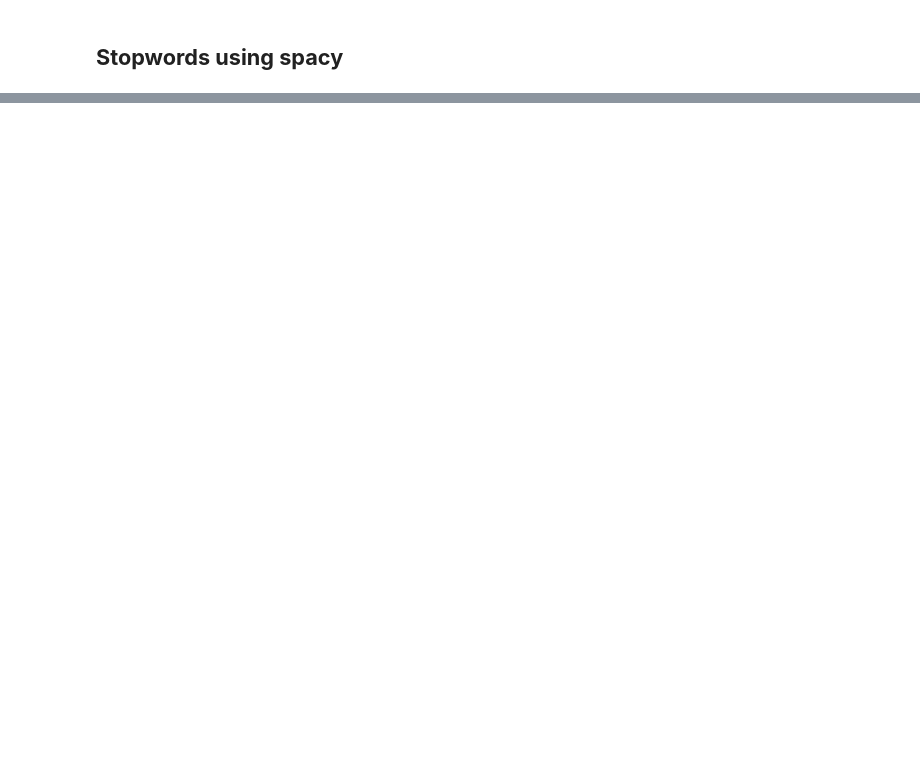
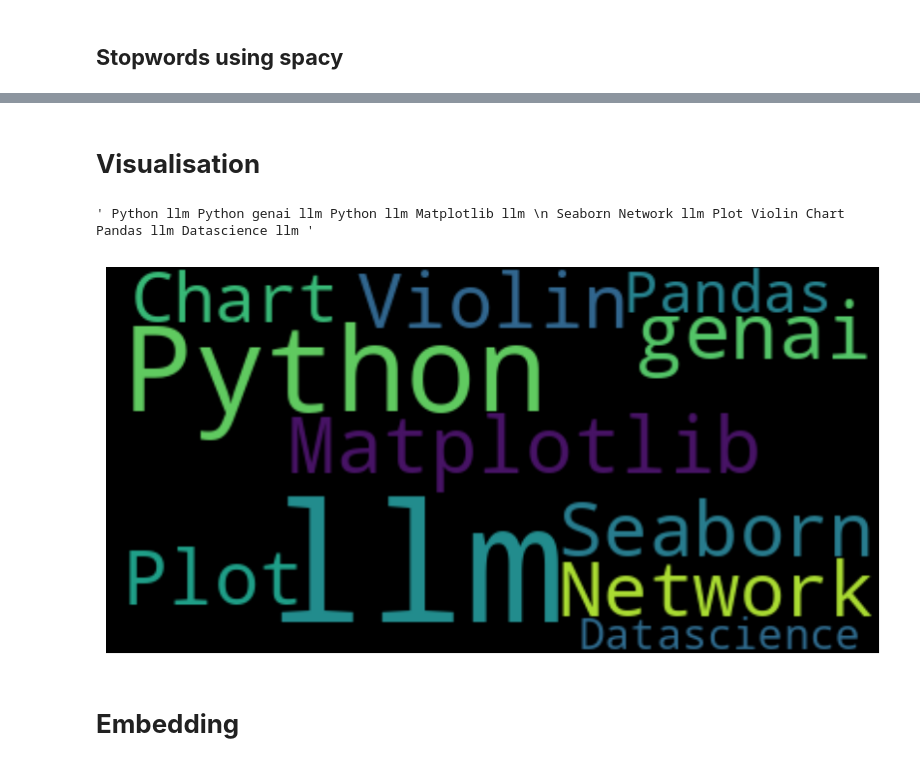
Before and after one commit to ApoorvaReddy17/practice, a Jupyter notebook: NLP.ipynb, the cells around one changed output, grey strips where cells are left out. Saved outputs shown, nothing was run; the diff lists cells and outputs as text; code cells hidden in the pictures; blank space fills up the shorter version.

```diff
--- a/NLP.ipynb
+++ b/NLP.ipynb
@@ -528,2 +743,8 @@ print(filtered_words)
+# %% [markdown]
+# **Visualisation**
 # %%
-text = ('Python llm python genai llm Python llm Matplotlib llm Seaborn Network')
+text = """ Python llm Python genai llm Python llm Matplotlib llm
+ Seaborn Network llm Plot Violin Chart Pandas llm Datascience llm """
+text
+# %% [output]
+' Python llm Python genai llm Python llm Matplotlib llm \n Seaborn Network llm Plot Violin Chart Pandas llm Datascience llm '
@@ -562,0 +754,10 @@ paragraph
+# %%
+w_cloud= WordCloud().generate(text)
+plt.figure(figsize=(10,10))
+plt.imshow(w_cloud, interpolation='bilinear')
+plt.axis('off')
+plt.show()
+# %% [output]
+[figure, added]
+# %% [markdown]
+# **Embedding**
```
Also changed, not shown: parts of 38 cells of this notebook.
